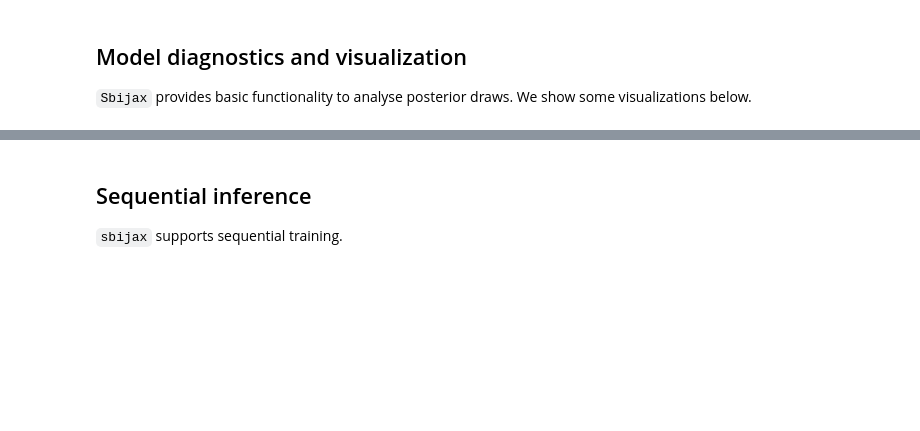
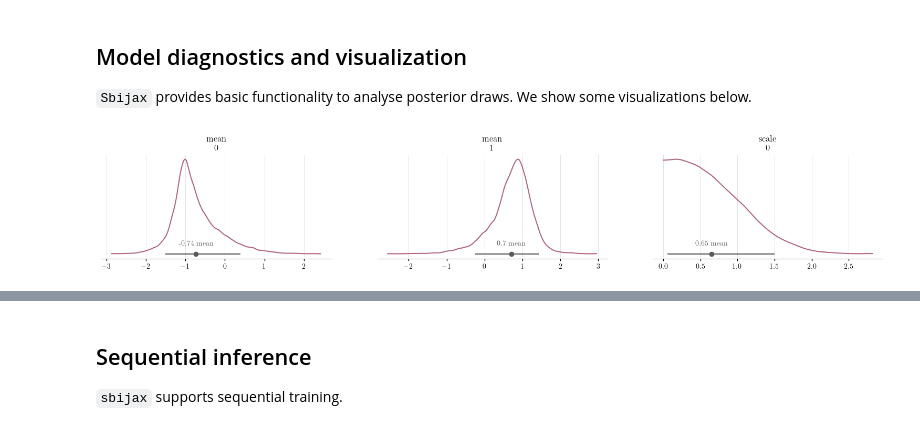
Before and after one commit to dirmeier/sbijax, a Jupyter notebook: docs/notebooks/more_detailed_intro.ipynb, the cells around one changed output, grey strips where cells are left out. Saved outputs shown, nothing was run; the diff lists cells and outputs as text; code cells hidden in the pictures; blank space fills up the shorter version.

```diff
--- a/docs/notebooks/more_detailed_intro.ipynb
+++ b/docs/notebooks/more_detailed_intro.ipynb
@@ -205,4 +206,9 @@ Group: /posterior
 ## Model diagnostics and visualization
 
 `Sbijax` provides basic functionality to analyse posterior draws. We show some visualizations below.
+# %%
+sbijax.plot_posterior(inference_results)
+plt.show()
+# %% [output]
+[figure, added]
 # %%
```
Also changed, not shown: parts of 9 cells of this notebook.
